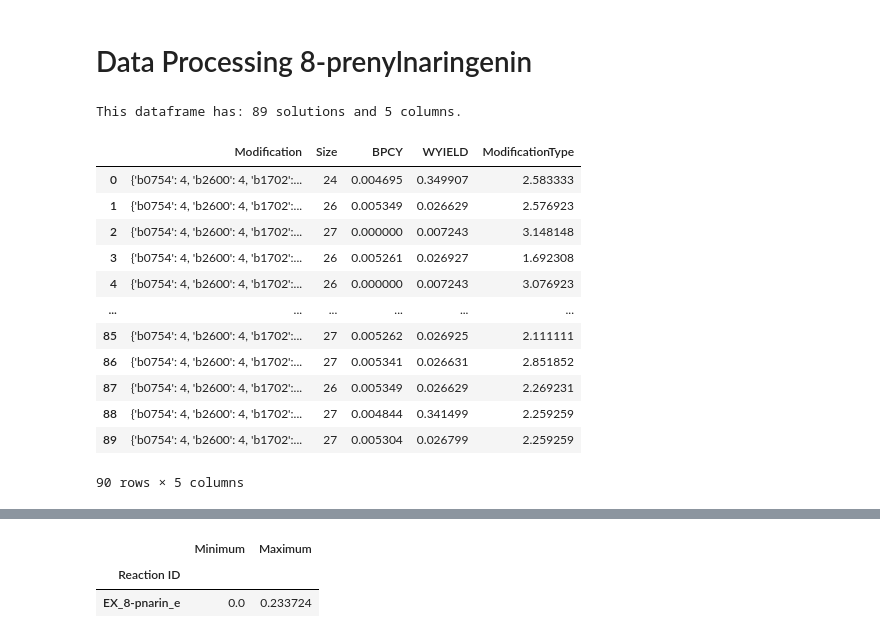
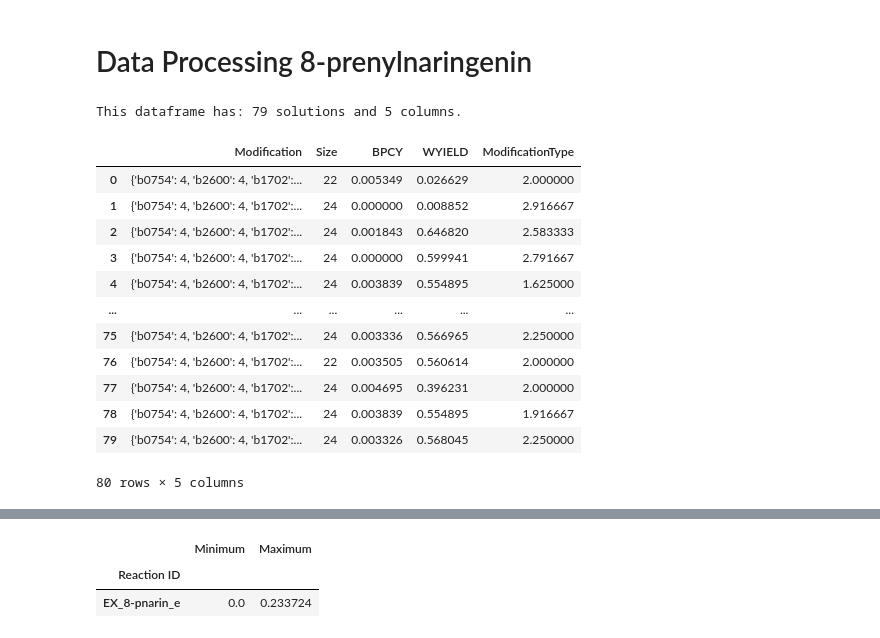
Before and after one commit to tiagosilva4455/Opt_Prenylflavonoids_Ecoli, a Jupyter notebook: Data_Processing.ipynb, the cells around one changed output, grey strips where cells are left out. Saved outputs shown, nothing was run; the diff lists cells and outputs as text; code cells hidden in the pictures.

```diff
--- a/Data_Processing.ipynb
+++ b/Data_Processing.ipynb
@@ -6,25 +6,25 @@ import numpy as np
 from cobra.io import read_sbml_model
 from mewpy.simulation import get_simulator
 # %%
-results_pnarin = pd.read_csv("Output_files/3/results_8-prenylnaringenin_06-06_23_01.csv", sep=",", index_col=False)
+results_pnarin = pd.read_csv("Output_files/1/results_8-prenylnaringenin_30_05_5h_23m.csv", sep=",", index_col=False)
 results_pnarin.pop(results_pnarin.columns[0])
 
 print(f"This dataframe has: {results_pnarin.shape[0] - 1} solutions and {results_pnarin.shape[1]} columns.")
 
 results_pnarin
 # %% [output]
-This dataframe has: 89 solutions and 5 columns.
+This dataframe has: 79 solutions and 5 columns.
 |  | Modification | Size | BPCY | WYIELD | ModificationType |
-| 0 | {'b0754': 4, 'b2600': 4, 'b1702':... | 24 | 0.004695 | 0.349907 | 2.583333 |
-| 1 | {'b0754': 4, 'b2600': 4, 'b1702':... | 26 | 0.005349 | 0.026629 | 2.576923 |
-| 2 | {'b0754': 4, 'b2600': 4, 'b1702':... | 27 | 0.000000 | 0.007243 | 3.148148 |
-| 3 | {'b0754': 4, 'b2600': 4, 'b1702':... | 26 | 0.005261 | 0.026927 | 1.692308 |
-| 4 | {'b0754': 4, 'b2600': 4, 'b1702':... | 26 | 0.000000 | 0.007243 | 3.076923 |
+| 0 | {'b0754': 4, 'b2600': 4, 'b1702':... | 22 | 0.005349 | 0.026629 | 2.000000 |
+| 1 | {'b0754': 4, 'b2600': 4, 'b1702':... | 24 | 0.000000 | 0.008852 | 2.916667 |
+| 2 | {'b0754': 4, 'b2600': 4, 'b1702':... | 24 | 0.001843 | 0.646820 | 2.583333 |
+| 3 | {'b0754': 4, 'b2600': 4, 'b1702':... | 24 | 0.000000 | 0.599941 | 2.791667 |
+| 4 | {'b0754': 4, 'b2600': 4, 'b1702':... | 24 | 0.003839 | 0.554895 | 1.625000 |
 | ... | ... | ... | ... | ... | ... |
-| 85 | {'b0754': 4, 'b2600': 4, 'b1702':... | 27 | 0.005262 | 0.026925 | 2.111111 |
-| 86 | {'b0754': 4, 'b2600': 4, 'b1702':... | 27 | 0.005341 | 0.026631 | 2.851852 |
-| 87 | {'b0754': 4, 'b2600': 4, 'b1702':... | 26 | 0.005349 | 0.026629 | 2.269231 |
-| 88 | {'b0754': 4, 'b2600': 4, 'b1702':... | 27 | 0.004844 | 0.341499 | 2.259259 |
-| 89 | {'b0754': 4, 'b2600': 4, 'b1702':... | 27 | 0.005304 | 0.026799 | 2.259259 |
+| 75 | {'b0754': 4, 'b2600': 4, 'b1702':... | 24 | 0.003336 | 0.566965 | 2.250000 |
+| 76 | {'b0754': 4, 'b2600': 4, 'b1702':... | 22 | 0.003505 | 0.560614 | 2.000000 |
+| 77 | {'b0754': 4, 'b2600': 4, 'b1702':... | 24 | 0.004695 | 0.396231 | 2.000000 |
+| 78 | {'b0754': 4, 'b2600': 4, 'b1702':... | 24 | 0.003839 | 0.554895 | 1.916667 |
+| 79 | {'b0754': 4, 'b2600': 4, 'b1702':... | 24 | 0.003326 | 0.568045 | 2.250000 |
-90 rows × 5 columns
+80 rows × 5 columns
 # %%
```
Also changed, not shown: parts of 10 cells of this notebook, 35 other files.
